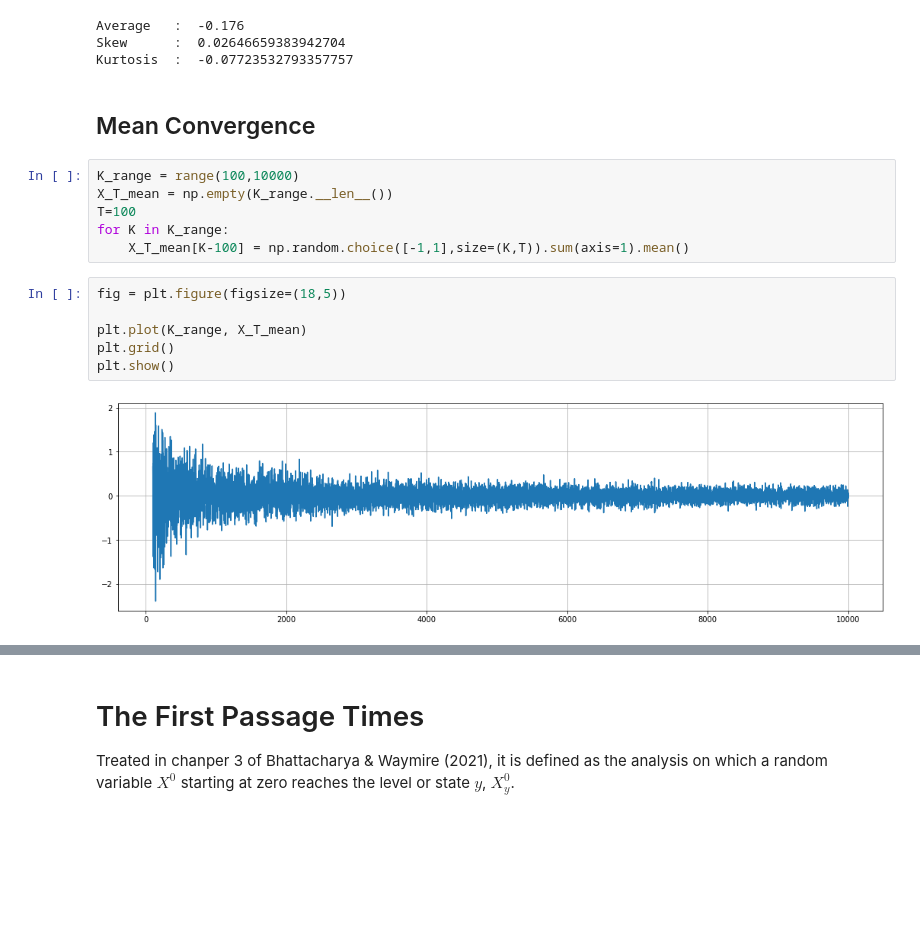
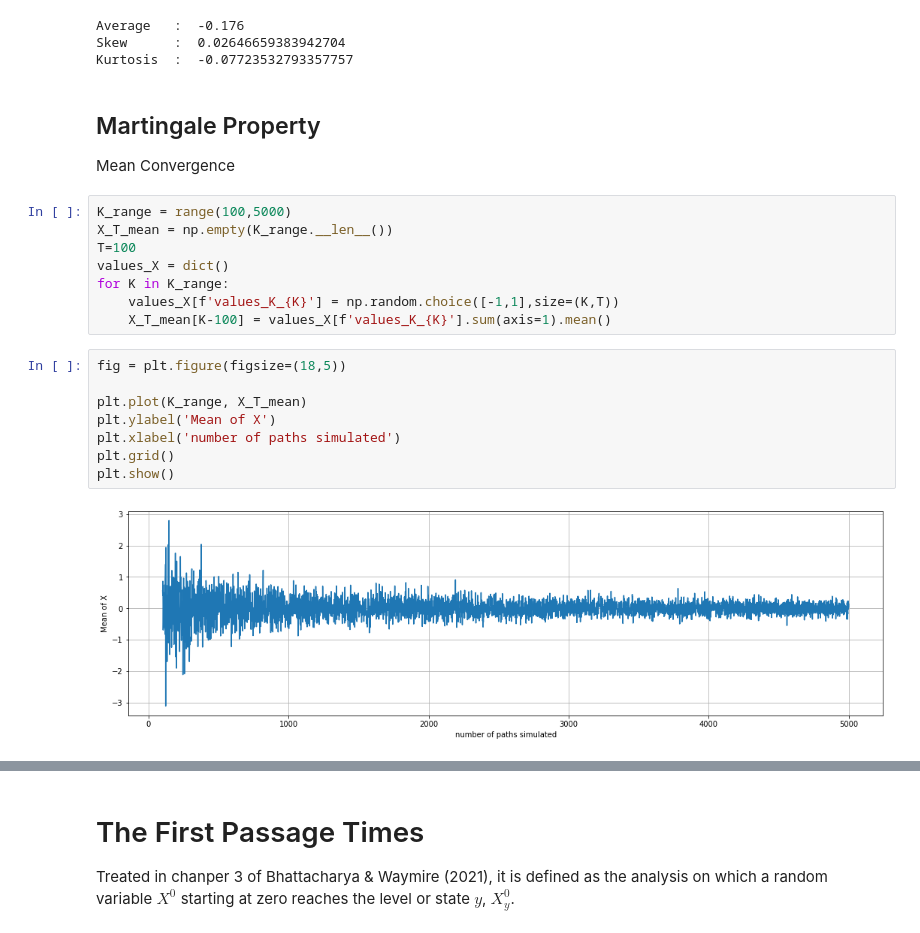
Before and after one commit to craquinterogo/quantitative_finance, a Jupyter notebook: Stochastic/01_random_walk.ipynb, the cells around one changed output, grey strips where cells are left out. Drawn from its saved outputs; the diff is of its cells as text; blank space fills up the shorter version.

Commit message:
Update Random Walk

```diff
--- a/Stochastic/01_random_walk.ipynb
+++ b/Stochastic/01_random_walk.ipynb
@@ -143,19 +165,24 @@ Average   :  -0.176
 Skew      :  0.02646659383942704
 Kurtosis  :  -0.07723532793357757
 # %% [markdown]
-## Mean Convergence
+## Martingale Property
+Mean Convergence
 # %%
-K_range = range(100,10000)
+K_range = range(100,5000)
 X_T_mean = np.empty(K_range.__len__())
 T=100
+values_X = dict()
 for K in K_range:
-    X_T_mean[K-100] = np.random.choice([-1,1],size=(K,T)).sum(axis=1).mean()
+    values_X[f'values_K_{K}'] = np.random.choice([-1,1],size=(K,T))
+    X_T_mean[K-100] = values_X[f'values_K_{K}'].sum(axis=1).mean()
 # %%
 fig = plt.figure(figsize=(18,5))
 
 plt.plot(K_range, X_T_mean)
+plt.ylabel('Mean of X')
+plt.xlabel('number of paths simulated')
 plt.grid()
 plt.show()
 # %% [output]
-[figure, old version]
+[figure, new version]
 # %% [markdown]
```
Also changed, not shown: parts of 5 cells of this notebook.
